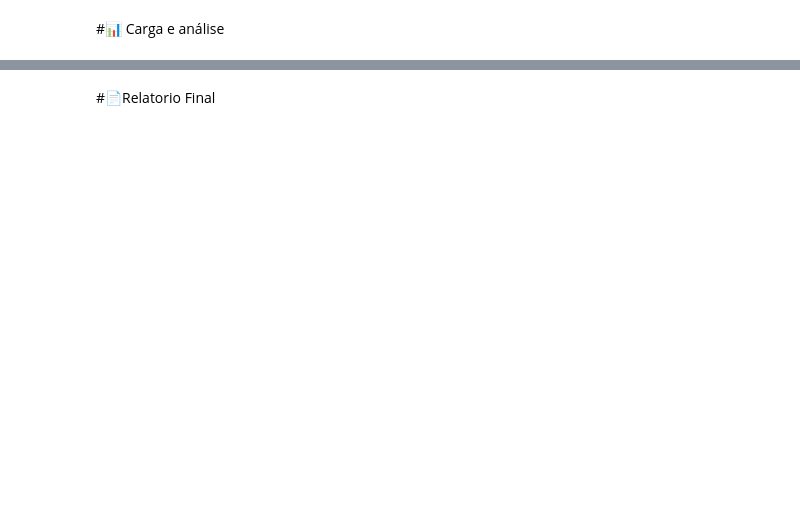
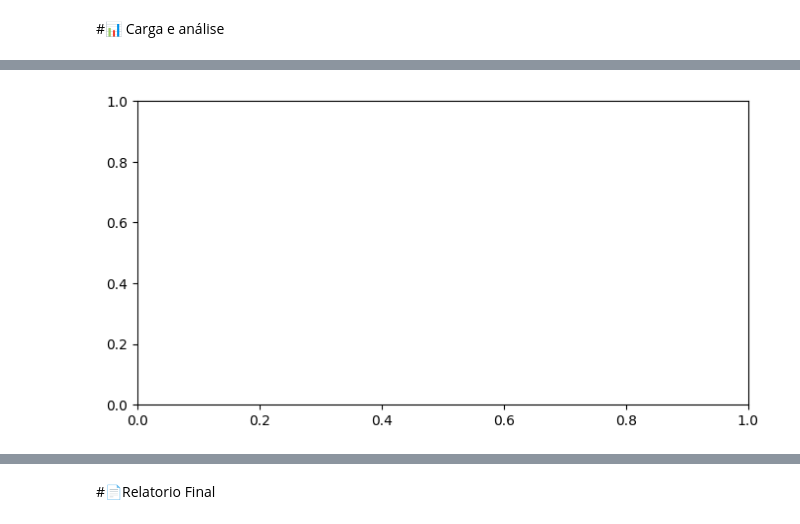
Before and after one commit to Angel-Arroyo-H/alura-data-science-challenge-2, a Jupyter notebook: Alura_DataScience_Challenge2.ipynb, the cells around one changed output, grey strips where cells are left out. Saved outputs shown, nothing was run; the diff lists cells and outputs as text; code cells hidden in the pictures; blank space fills up the shorter version.

```diff
--- a/Alura_DataScience_Challenge2.ipynb
+++ b/Alura_DataScience_Challenge2.ipynb
@@ -534,0 +549,10 @@ dados_tratados
+# %%
+# Testando a carga dos dados
+import pandas as pd
+try:
+  df = pd.read_csv('/content/dados_tratados.csv')
+except:
+  # Se não rodam as celulas anteriores é possivel pegar dos dados tratados do repositorio
+  df = pd.read_csv('https://raw.githubusercontent.com/Angel-Arroyo-H/alura-data-science-challenge-2/refs/heads/main/dados_tratados.csv')
+
+df
@@ -534,0 +642,45 @@ dados_tratados
+# %%
+import plotly.express as px
+
+def churn_por_categoria(variavel_categorica:str):
+  with sns.color_palette("rocket"):
+    # bar plot
+    fig, ax = plt.subplots(figsize=(8, 4))
+    ax = px.histogram(df, x=variavel_categorica, text_auto=True, color='churn',barmode='group',width=600,height=400)
+
+#    categorias = [c.capitalize() for c in percentagem_avaliacao_loja.columns]
+#    valores_acumulados = [0] * len(categorias)
+#
+#    for avaliacao in percentagem_avaliacao_loja.index:
+#        valores = percentagem_avaliacao_loja.loc[avaliacao].values
+#        bars = ax.barh(categorias, valores, left=valores_acumulados, label=avaliacao)
+#        # Add valores in the middle of each bar
+#        for bar, valor, valor_acumulado in zip(bars, valores, valores_acumulados):
+#            ax.text(
+#                valor_acumulado + valor / 2,                # Middle of the bar
+#                bar.get_y() + 0.4,  # Center of the bar
+#                f'{valor*100:.1f}%',                        # Value to display
+#                ha='center', va='center', color='white', fontsize=10
+#            )
+#        valores_acumulados = [b + v for b, v in zip(valores_acumulados, valores)]
+#
+#    # Customizando o gráfico
+#    ax.set_ylabel('')
+#    ax.set_xlabel('')
+#    ax.set_title('Distribuição das Avaliações\n', fontsize=16,loc='left')
+#    ax.yaxis.set_tick_params(labelsize=12)
+#
+#    # Retirando caixa em volta e eixo y
+#    ax.set_frame_on(False)
+#    ax.axes.get_xaxis().set_visible(False)
+#    ax.tick_params(axis='both',which='both',length=0)
+#
+#    # Capitalizando legendas
+#    handles, labels = ax.get_legend_handles_labels()
+#    capitalized_labels = [label.capitalize() for label in labels]
+#    plt.legend(handles, capitalized_labels, title="Avaliação",loc='upper left', bbox_to_anchor=(1, 1))
+
+    return plt
+
+churn_por_categoria('multiplas_linhas');
+# %% [output]
@@ -534,0 +688 @@ dados_tratados
+[figure, added]
```
Also changed, not shown: parts of 18 cells of this notebook.
